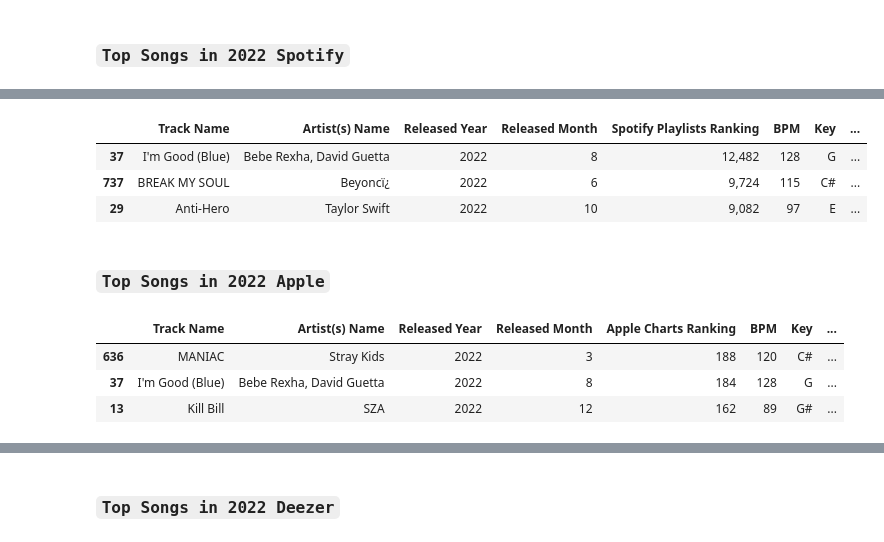
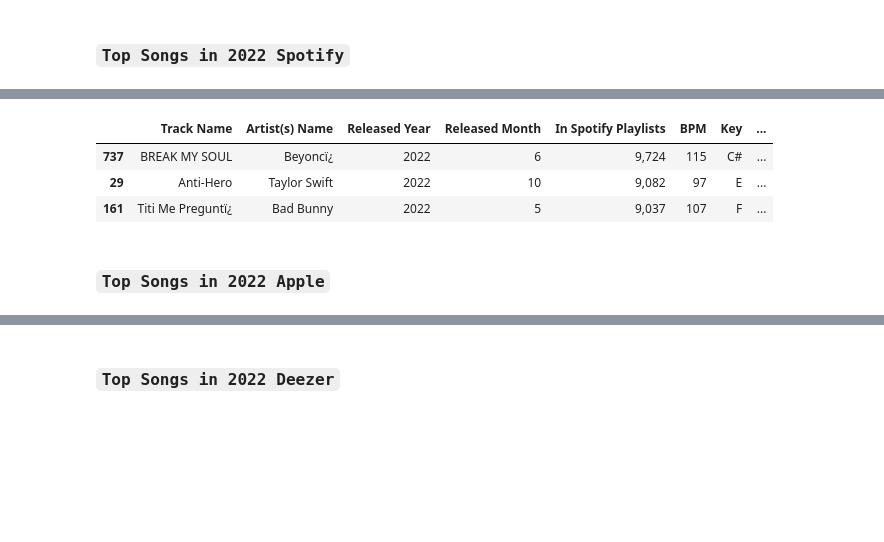
Before and after one commit to alaa-aleryani/Project_1, a Jupyter notebook: Analysis/top_Songs_Analysis.ipynb, the cells around one changed output, grey strips where cells are left out. Cells and saved outputs as stored; diff of their text form; code cells hidden in the pictures; blank space fills up the shorter version.

```diff
--- a/Analysis/top_Songs_Analysis.ipynb
+++ b/Analysis/top_Songs_Analysis.ipynb
@@ -42,7 +42,9 @@ final_music_df = unduplicated_music_df.drop(columns=["in_shazam_charts", "releas
                                                       "mode", "danceability_%", "valence_%",
                                                       "energy_%", "acousticness_%",
                                                       "instrumentalness_%", "liveness_%",
-                                                      "speechiness_%", "Deezer Album ID"])
+                                                      "speechiness_%", "Deezer Album ID",
+                                                      "in_spotify_charts", "in_apple_charts",
+                                                      "in_deezer_charts"])
 # final_music_df.columns
 final_music_df.head(1)
 # %% [output]
@@ -55,12 +57,10 @@ final_music_df.head(1)
 final_music_df = final_music_df.rename(columns={"track_name": "Track Name", "artist(s)_name": "Artist(s) Name",
                                                 "artist_count": "Artist Count",
                                                 "released_year": "Released Year", "released_month": "Released Month",
-                                                "in_spotify_playlists": "Spotify Playlists Ranking",
-                                                "in_spotify_charts": "Spotify Charts Ranking", "streams": "Spotify Streams",
-                                                "in_apple_playlists": "Apple Playlists Ranking",
-                                                "in_apple_charts": "Apple Charts Ranking",
-                                                "in_deezer_playlists": "Deezer Playlists Ranking",
-                                                "in_deezer_charts": "Deezer Charts Ranking",
+                                                "in_spotify_playlists": "In Spotify Playlists",
+                                                "streams": "Spotify Streams",
+                                                "in_apple_playlists": "In Apple Playlists",
+                                                "in_deezer_playlists": "In Deezer Playlists",
                                                 "bpm": "BPM", "key": "Key"})
 
 # Now remove all empty cells - NOTE: most empty cells are in the "Deezer Genre" column
@@ -84,17 +84,17 @@ len(cleaned_final_music_df)
 # %% [output]
 694
 # %%
-print(cleaned_final_music_df[["Spotify Streams", "Deezer Playlists Ranking"]].dtypes)
+print(cleaned_final_music_df[["Spotify Streams", "In Deezer Playlists"]].dtypes)
 
-# Convert the values in the "Spotify Streams" AND "Deezer Playlists Ranking" Columns to integer
+print("-------------------------------------------")
+
+# Convert the values in the "Spotify Streams" AND "In Deezer Playlists" Columns to integer
 # First convert the Spotify Streams Column
 cleaned_final_music_df["Spotify Streams"] = cleaned_final_music_df["Spotify Streams"].astype("int64")
 
 # For the "Deezer Playlist" column we have to remove the "," then convert the string to an interger.
-cleaned_final_music_df["Deezer Playlists Ranking"] = cleaned_final_music_df["Deezer Playlists Ranking"].str.replace(",", "")
-cleaned_final_music_df["Deezer Playlists Ranking"] = cleaned_final_music_df["Deezer Playlists Ranking"].astype(int)
+cleaned_final_music_df["In Deezer Playlists"] = cleaned_final_music_df["In Deezer Playlists"].str.replace(",", "")
+cleaned_final_music_df["In Deezer Playlists"] = cleaned_final_music_df["In Deezer Playlists"].astype(int)
 
-print("-------------------------------------------")
-
-print(cleaned_final_music_df[["Spotify Streams", "Deezer Playlists Ranking"]].dtypes)
+print(cleaned_final_music_df[["Spotify Streams", "In Deezer Playlists"]].dtypes)
 # %% [output]
@@ -237,6 +199,7 @@ top_23_Deezer_playlists[["Track Name", "Artist(s) Name", "Released Year", \
 # %%
 # Songs that were released in 2022:
-songs_22_df = cleaned_final_music_df[cleaned_final_music_df["Released Year"] == 2022]
+artists_22_df = cleaned_final_music_df[cleaned_final_music_df["Artist Count"] == 1]
+songs_22_df = artists_22_df[artists_22_df["Released Year"] == 2022]
 # %% [markdown]
 ### `Top Songs in 2022 Spotify`
 # %%
@@ -274,37 +223,23 @@ top_22_Spotify_charts[["Track Name", "Artist(s) Name", "Released Year", \
 # %%
 # Top songs in '22 based on Spotify playlists
 
 # sort the "in_spotify_playlists" in DESCENDING order.
-top_22_Spotify_playlists = songs_22_df.sort_values(by="Spotify Playlists Ranking", ascending=False)
+top_22_Spotify_playlists = songs_22_df.sort_values(by="In Spotify Playlists", ascending=False)
 
 # Format the Column for better readability.
-top_22_Spotify_playlists["Spotify Playlists Ranking"] = top_22_Spotify_playlists["Spotify Playlists Ranking"]\
-                                                                                                .map("{:,}".format)
+top_22_Spotify_playlists["In Spotify Playlists"] = top_22_Spotify_playlists["In Spotify Playlists"]\
+                                                                                         .map("{:,}".format)
 
 top_22_Spotify_playlists[["Track Name", "Artist(s) Name", "Released Year", \
-                          "Released Month", "Spotify Playlists Ranking", "BPM", "Key", "Deezer Genre"]].\
-                          head(3).style.apply(highlighting, axis=0, subset=["Spotify Playlists Ranking"])
+                          "Released Month", "In Spotify Playlists", "BPM", "Key", "Deezer Genre"]].\
+                          head(3).style.apply(highlighting, axis=0, subset=["In Spotify Playlists"])
 # %% [output]
-|  | Track Name | Artist(s) Name | Released Year | Released Month | Spotify Playlists Ranking | BPM | Key | ... |
-| 37 | I'm Good (Blue) | Bebe Rexha, David Guetta | 2022 | 8 | 12,482 | 128 | G | ... |
+|  | Track Name | Artist(s) Name | Released Year | Released Month | In Spotify Playlists | BPM | Key | ... |
 | 737 | BREAK MY SOUL | Beyoncï¿ | 2022 | 6 | 9,724 | 115 | C# | ... |
 | 29 | Anti-Hero | Taylor Swift | 2022 | 10 | 9,082 | 97 | E | ... |
+| 161 | Titi Me Preguntï¿ | Bad Bunny | 2022 | 5 | 9,037 | 107 | F | ... |
 # %% [markdown]
 ### `Top Songs in 2022 Apple`
-# %%
-# Top songs in '22 based on Apple charts
-
-# sort the "in_apple_charts" in DESCENDING order.
-top_22_Apple_charts = songs_22_df.sort_values(by="Apple Charts Ranking", ascending=False)
-
-top_22_Apple_charts[["Track Name", "Artist(s) Name", "Released Year", \
-                    "Released Month", "Apple Charts Ranking", "BPM", "Key", "Deezer Genre"]].\
-                    head(3).style.apply(highlighting, axis=0, subset=["Apple Charts Ranking"])
-# %% [output]
-|  | Track Name | Artist(s) Name | Released Year | Released Month | Apple Charts Ranking | BPM | Key | ... |
-| 636 | MANIAC | Stray Kids | 2022 | 3 | 188 | 120 | C# | ... |
-| 37 | I'm Good (Blue) | Bebe Rexha, David Guetta | 2022 | 8 | 184 | 128 | G | ... |
-| 13 | Kill Bill | SZA | 2022 | 12 | 162 | 89 | G# | ... |
 # %%
 # Top songs in '22 based on Apple playlists
 
```
Also changed, not shown: parts of 33 cells of this notebook, 1 other file.
